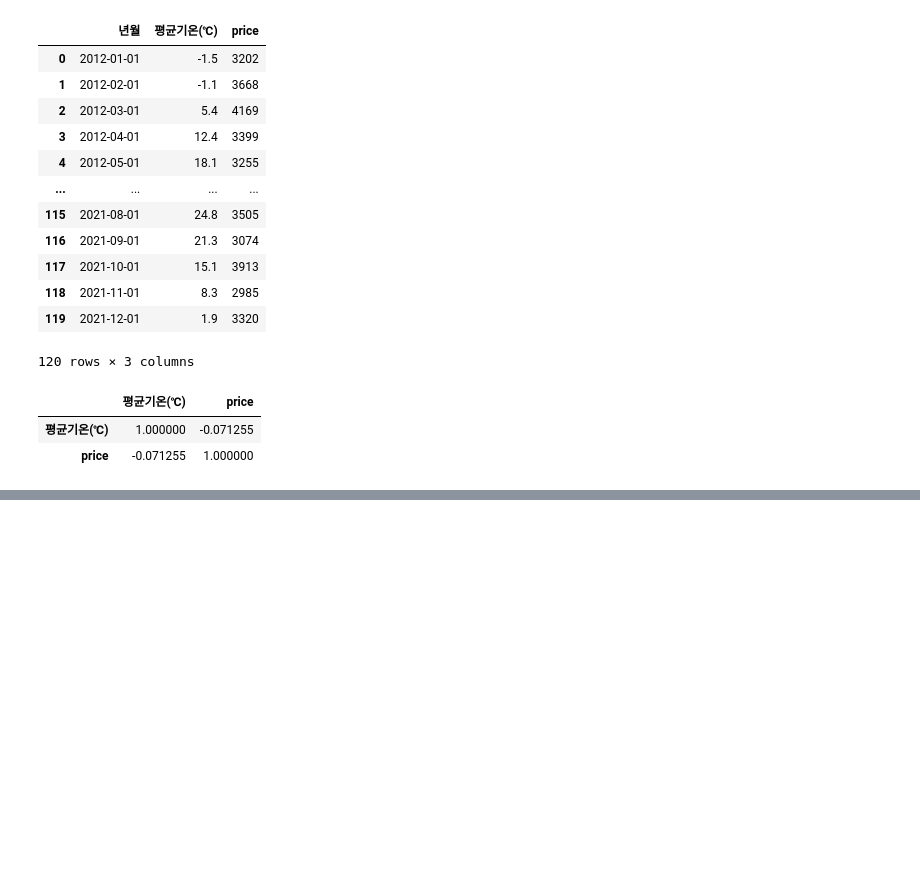
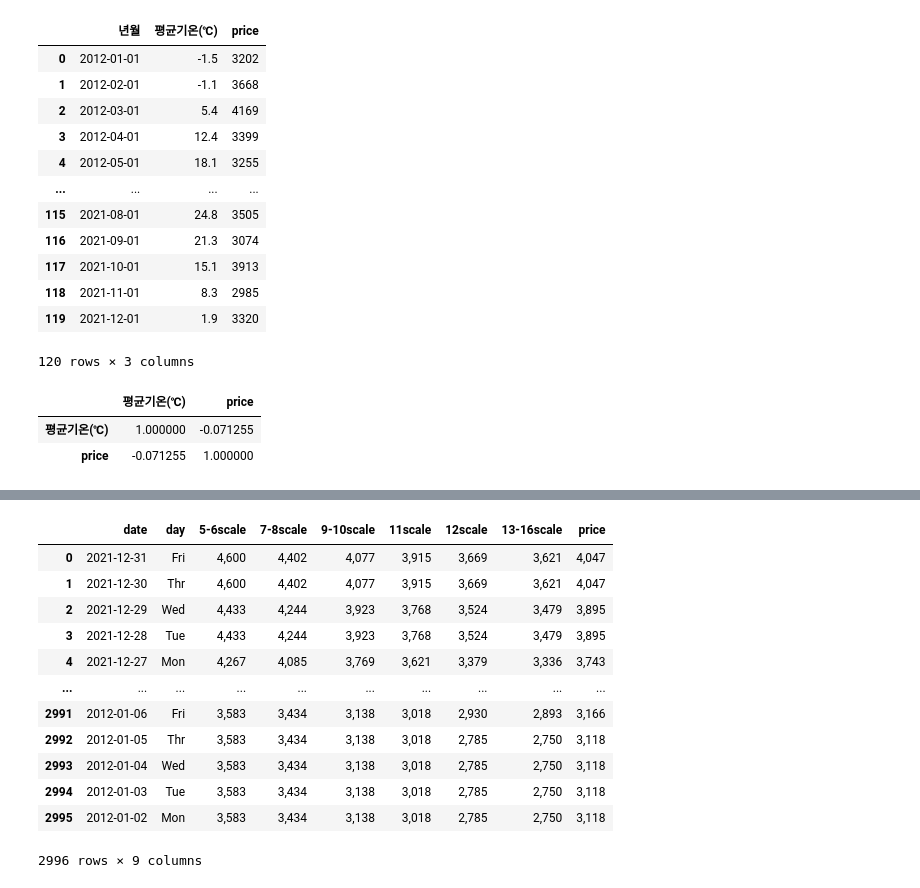
Before and after one commit to fin-special/chicken_price_prediction, a Jupyter notebook: temperature.ipynb, the cells around one changed output, grey strips where cells are left out. Cells and saved outputs as stored; diff of their text form; code cells hidden in the pictures; blank space fills up the shorter version.

```diff
--- a/temperature.ipynb
+++ b/temperature.ipynb
@@ -262,0 +333,16 @@ ValueError: The truth value of a Series is ambiguous. Use a.empty, a.bool(), a.i
+# %%
+chicken_price
+# %% [output]
+|  | date | day | 5-6scale | 7-8scale | 9-10scale | 11scale | 12scale | 13-16scale | price |
+| 0 | 2021-12-31 | Fri | 4,600 | 4,402 | 4,077 | 3,915 | 3,669 | 3,621 | 4,047 |
+| 1 | 2021-12-30 | Thr | 4,600 | 4,402 | 4,077 | 3,915 | 3,669 | 3,621 | 4,047 |
+| 2 | 2021-12-29 | Wed | 4,433 | 4,244 | 3,923 | 3,768 | 3,524 | 3,479 | 3,895 |
+| 3 | 2021-12-28 | Tue | 4,433 | 4,244 | 3,923 | 3,768 | 3,524 | 3,479 | 3,895 |
+| 4 | 2021-12-27 | Mon | 4,267 | 4,085 | 3,769 | 3,621 | 3,379 | 3,336 | 3,743 |
+| ... | ... | ... | ... | ... | ... | ... | ... | ... | ... |
+| 2991 | 2012-01-06 | Fri | 3,583 | 3,434 | 3,138 | 3,018 | 2,930 | 2,893 | 3,166 |
+| 2992 | 2012-01-05 | Thr | 3,583 | 3,434 | 3,138 | 3,018 | 2,785 | 2,750 | 3,118 |
+| 2993 | 2012-01-04 | Wed | 3,583 | 3,434 | 3,138 | 3,018 | 2,785 | 2,750 | 3,118 |
+| 2994 | 2012-01-03 | Tue | 3,583 | 3,434 | 3,138 | 3,018 | 2,785 | 2,750 | 3,118 |
+| 2995 | 2012-01-02 | Mon | 3,583 | 3,434 | 3,138 | 3,018 | 2,785 | 2,750 | 3,118 |
+2996 rows × 9 columns
```
Also changed, not shown: parts of 17 cells of this notebook, 1 other file.
